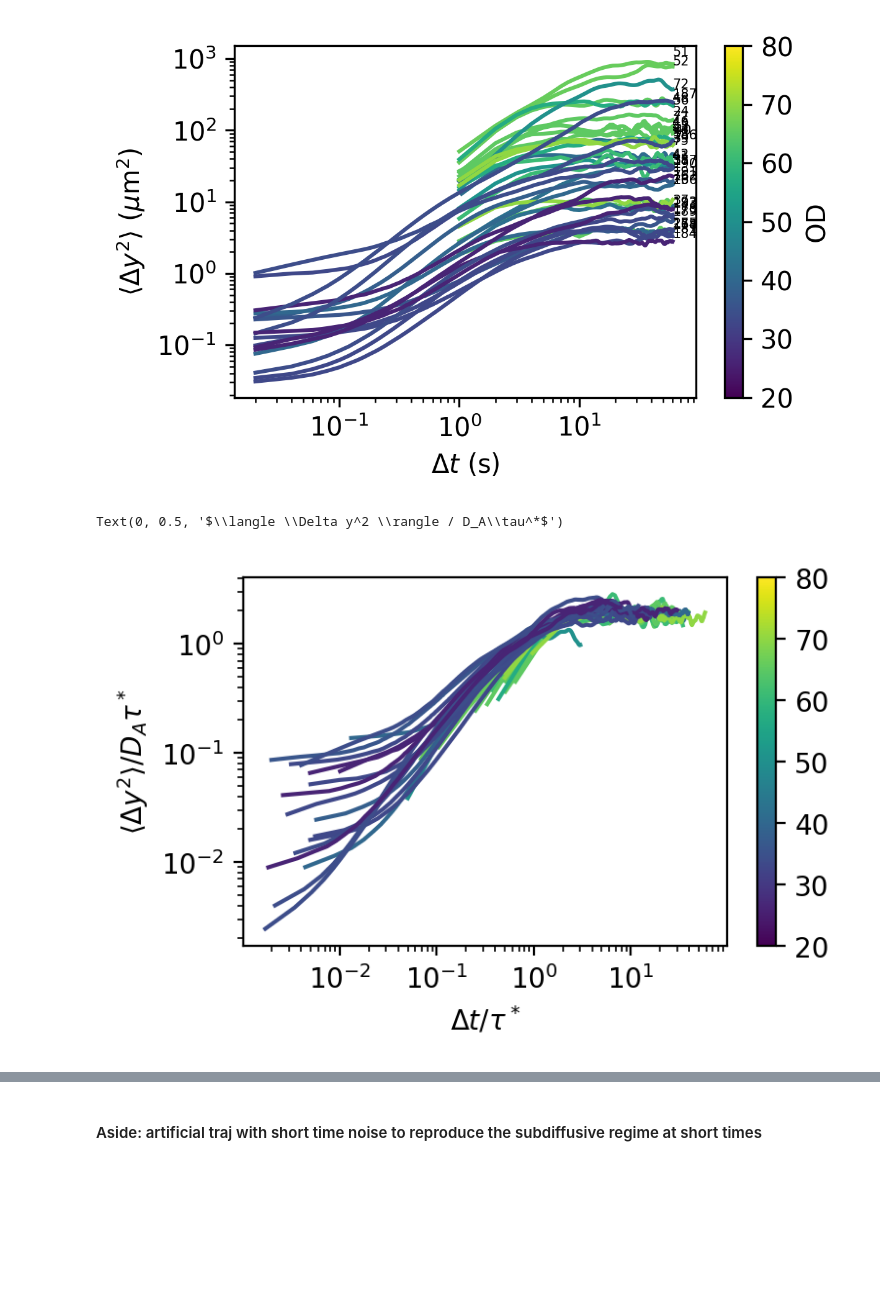
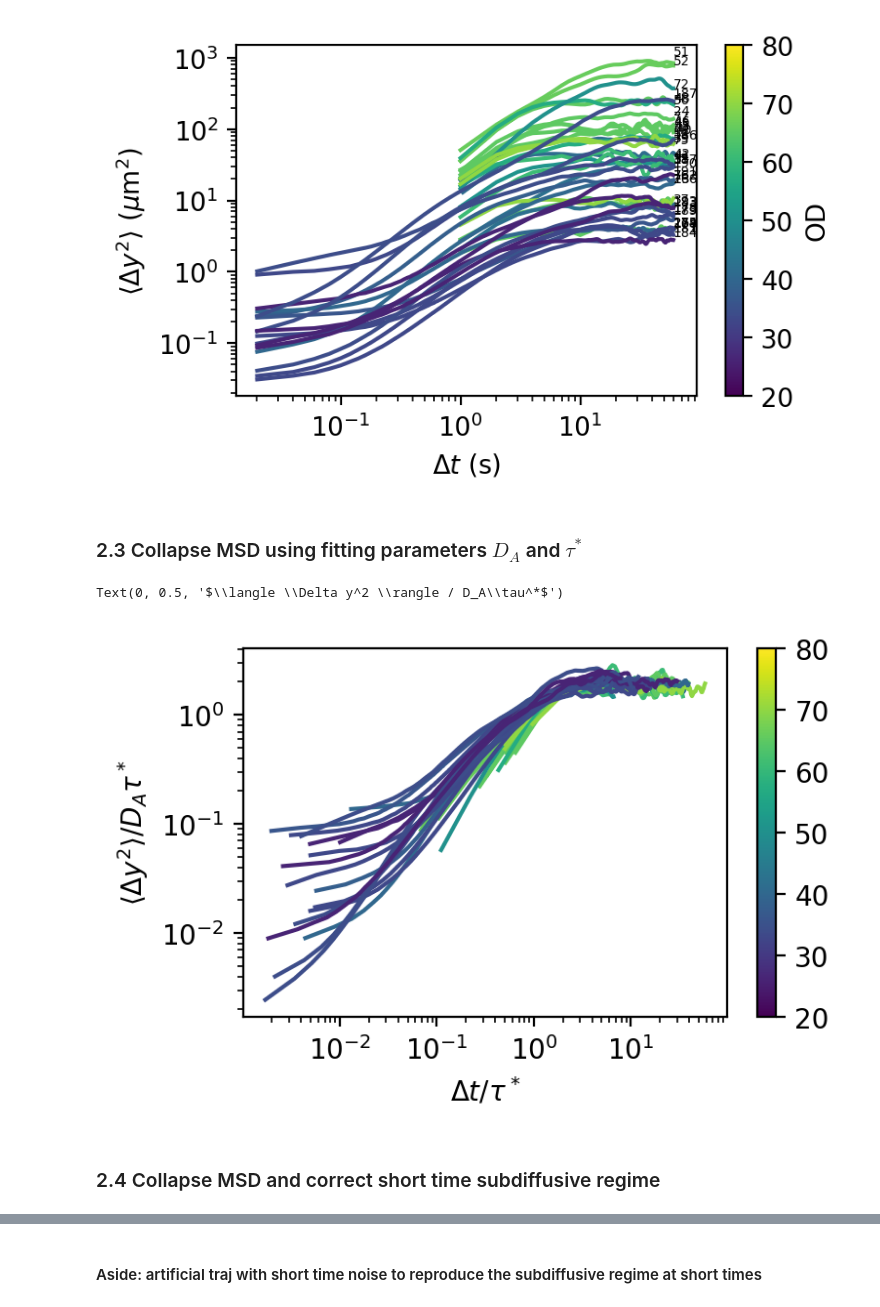
Before and after one commit to ZLoverty/DE, a Jupyter notebook: Code/DE data analysis.ipynb, the cells around one changed output, grey strips where cells are left out. Drawn from its saved outputs; the diff is of its cells as text; code cells hidden in the pictures; blank space fills up the shorter version.

```diff
--- a/Code/DE data analysis.ipynb
+++ b/Code/DE data analysis.ipynb
@@ -43,0 +144,14 @@ dd.parameter_space()
+# %%
+# particle number histogram
+length_thres = 2000
+count_list = []
+p_list = []
+for _, g in t1.groupby("particle"):
+    if len(g) > length_thres:
+        p_list.append(str(g.particle.iloc[0]))
+        count_list.append(len(g))
+if len(p_list) > 0:
+    plt.bar(p_list, count_list)
+    a = plt.xticks(p_list)
+else:
+    print("No consecutive trajectory longer than {:d} frame is found.".format(length_thres))
@@ -43,0 +160,15 @@ dd.parameter_space()
+# %%
+# Use all the long trajs to measure autocorr
+fig, ax = plt.subplots(figsize=(4, 3), dpi=200)
+df_list = []
+for p in p_list:
+    p = int(p)
+    t2 = t1.loc[t1.particle==p]
+    corr, lagt = autocorr1d(t2.y, np.array(t2.frame)/FPS)
+    df = pd.DataFrame({"corr": corr}, index=lagt)
+    df_list.append(df)
+    ax.plot(lagt, corr, color="gray", alpha=0.3)
+combine = pd.concat(df_list, axis=1)
+ax.scatter(combine.index, combine.mean(axis=1), color="black")
+ax.set_xlabel("lag time (s)")
+ax.set_ylabel("autocorrelation")
@@ -50,6 +280,6 @@ suspicious_traj = [161, 171, 172, 176, 179, 182, 185, 192, 194, 55]
 # load all the trajectories and compute corresponding MSDs
 traj_list, msd_list = {}, {}
 for num, i in log1.iterrows():
-    nDE = int(i["DE#"])
+    nDE = int(num)
     traj_list[nDE] = pd.read_csv(r"..\Data\traj\{:02d}.csv".format(nDE)).fillna(method="ffill").fillna(method="bfill")
     msd_list[nDE] = tp.msd(traj_list[nDE], mpp=i.MPP, fps=i.FPS, max_lagtime=3000).dropna()
@@ -59,10 +288,10 @@ for num, i in log1.iterrows():
 # %%
 # plot MSD, filter out the suspicious ones
-plt.figure(figsize=(4, 2.5), dpi=300)
+plt.figure(figsize=(4, 2.5), dpi=200)
 norm = colors.Normalize(vmin=20, vmax=80)
 viridis = plt.cm.get_cmap("viridis")
 for num, i in log1.iterrows():
-    nDE = int(i["DE#"])
+    nDE = int(num)
     if nDE in suspicious_traj:
         continue
     plt.plot(msd_list[nDE].lagt, msd_list[nDE]["<y^2>"], color=viridis(norm(i.OD)), label=nDE)
@@ -75,35 +304,39 @@ plt.colorbar(sm, label="OD")
 # %% [output]
 <matplotlib.colorbar.Colorbar at 0x...>
 [figure]
+# %% [markdown]
+### 2.3 Collapse MSD using fitting parameters $D_A$ and $\tau^*$
 # %%
 # plot rescaled MSD, collapse
 log2 = log1.dropna(subset=["t2_fit", "DA_fit"])
 count = 0
 norm = colors.Normalize(vmin=20, vmax=80)
 viridis = plt.cm.get_cmap("viridis")
 fig, ax = plt.subplots(figsize=(4, 2.5), dpi=200)
 
 sm = cm.ScalarMappable(norm=norm, cmap="viridis")
 plt.colorbar(sm, ax=ax)
 for num, i in log2.iterrows():
-    nDE = int(i["DE#"])
+    nDE = int(num)
     if nDE in suspicious_traj:
         continue
     t2 = i["t2_fit"]
     DA = i["DA_fit"]
     ax.plot(msd_list[nDE].lagt/t2, msd_list[nDE]["<y^2>"]/DA/t2,
              color=viridis(norm(i.OD)), label=nDE)
     count += 1
 #     if len(msd_list[nDE]) != 0:
 #         ax.annotate(nDE,
 #                      [msd_list[nDE].lagt.iloc[0]/t2, msd_list[nDE]["<y^2>"].iloc[0]/DA/t2],
 #                      xycoords="data", fontsize=5)
 ax.loglog()
 ax.set_xlabel("$\Delta t/\\tau^*$")
 ax.set_ylabel("$\langle \Delta y^2 \\rangle / D_A\\tau^*$")
 # %% [output]
 Text(0, 0.5, '$\\langle \\Delta y^2 \\rangle / D_A\\tau^*$')
-[figure, old version]
+[figure, new version]
+# %% [markdown]
+### 2.4 Collapse MSD and correct short time subdiffusive regime
 # %%
 # plot rescaled and corrected MSD, subdiffive regime should disappear
 log2 = log1.dropna(subset=["t2_fit", "DA_fit"])
```
Also changed, not shown: parts of 134 cells of this notebook, 5 other files.
